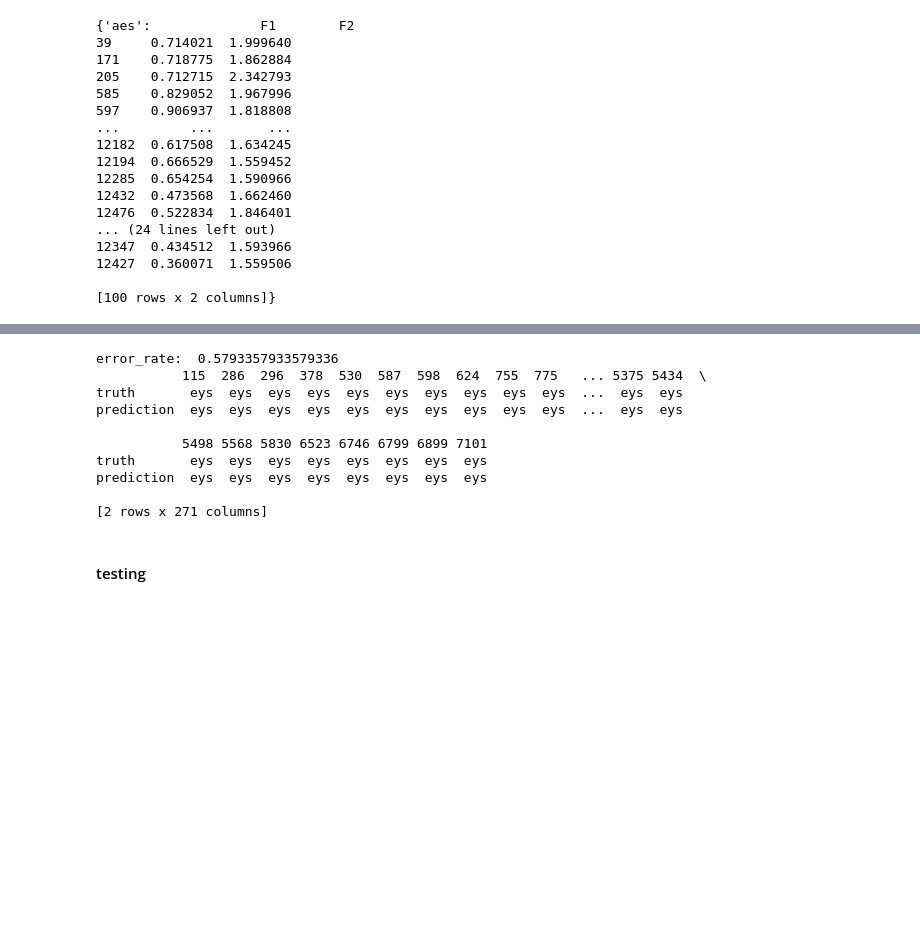
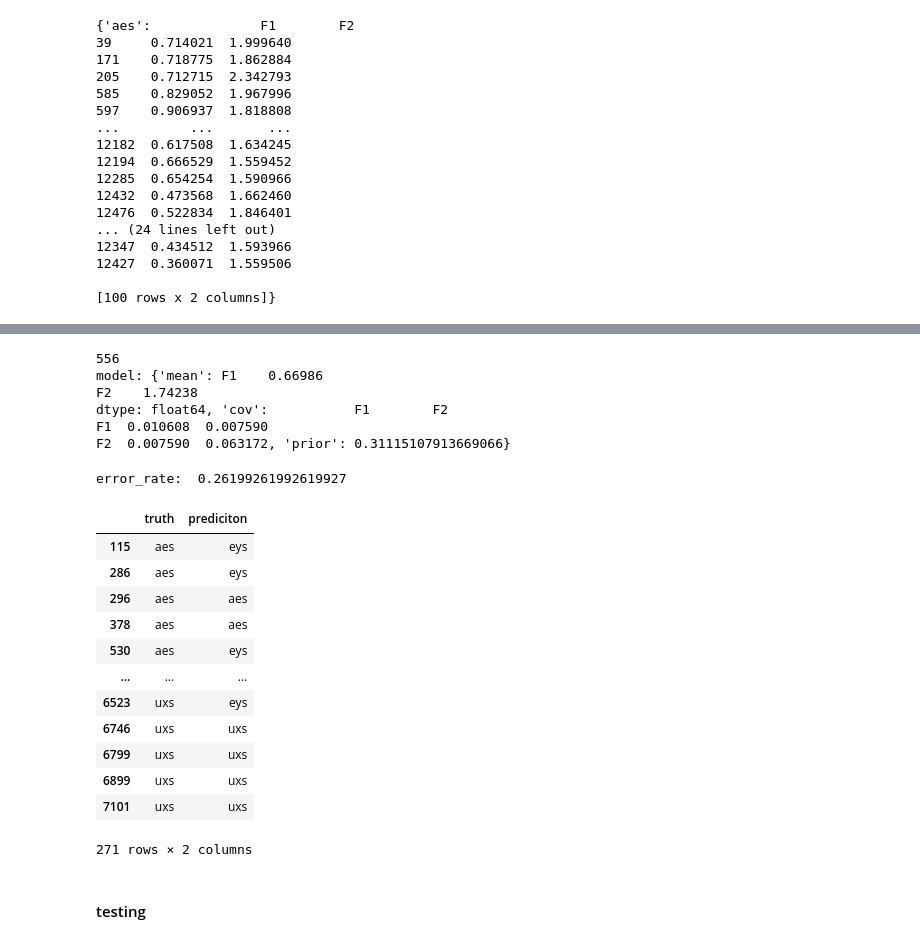
Before and after one commit to Eeaeau/TTT4185---ML-for-singnal-processing, a Jupyter notebook: Assignment 2/TTT4185_assignment_2_2021-10-02.ipynb, the cells around one changed output, grey strips where cells are left out. Saved outputs shown, nothing was run; the diff lists cells and outputs as text; code cells hidden in the pictures; blank space fills up the shorter version.

```diff
--- a/Assignment 2/TTT4185_assignment_2_2021-10-02.ipynb
+++ b/Assignment 2/TTT4185_assignment_2_2021-10-02.ipynb
@@ -206,8 +154,39 @@ observations = {'aes': aes_test[['F1', 'F2']], 'eys': eys_test[['F1', 'F2']], 'u
+# %%
+def prep_model_from_df(dataset_of_df):
+    # x = pd.DataFrame(data={'F1:': df["F1"], 'F2': df["F2"]})
+    # x = df[["F1", "F2"]]
+    # x = np.array([df["F1"], df["F2"]])
+
+    # print(x)
+    data_size  = 0
+
+    for key in dataset_of_df:
+        data_size += dataset_of_df.get(key).shape[0]
+
+    print(data_size)
+
+    model = {}
+    for key in dataset_of_df:
+        data = dataset_of_df.get(key)
+        model[key] = {'mean': data.mean(0), 'cov': data.cov(), 'prior': data.shape[0]/data_size}
+
+    return model
+
+models = prep_model_from_df(training_data)
+print("model:", models.get('aes'))
+# %% [output]
+556
+model: {'mean': F1    0.66986
+F2    1.74238
+dtype: float64, 'cov':           F1        F2
+F1  0.010608  0.007590
+F2  0.007590  0.063172, 'prior': 0.31115107913669066}
 # %%
 import scipy.stats as stats
 
 def MLE_classifier(observation_classes, models):
-    predicitons = {}
+    pred_cols = ['truth', 'prediciton']
+    predicitons = pd.DataFrame(columns=pred_cols)
 
     data_size  = 0
 
@@ -215,52 +194,60 @@ def MLE_classifier(observation_classes, models):
         data_size += observation_classes.get(key).shape[0]
 
     error_rate = 0
 
     # iterate over sets of observations with given classes as reference
     for observ_key in observation_classes:
         observation_class = observation_classes.get(observ_key)
 
         # iterate over unique observations
         for index, observation in observation_class.iterrows():
-            # print(row)
+            # print(observation)
             prediciton = {}
 
             # iterate over and predict with given models
             for model_key in models:
                 model = models.get(model_key)
                 rvs = stats.multivariate_normal(mean=model.get('mean'), cov=model['cov'])
-
-                prediciton[model_key] = (rvs.pdf(observation * model.get('prior')))
-
+                # print("observation: ", observation)
+                pred = rvs.pdf(observation) * model.get('prior')
+                prediciton[model_key] = pred
+                # print(pred)
             # print(prediciton)
             mle_prediction = max(zip(prediciton.values(), prediciton.keys()))[1]
             # print(mle_prediction)
 
-            predicitons[index] = {'truth': mle_prediction, 'prediction': mle_prediction}
+            df = pd.DataFrame([[observ_key, mle_prediction]], columns=pred_cols, index=[index])
+            # print(df)
+            # predicitons[index] = {'truth': mle_prediction, 'prediction': mle_prediction}
+            predicitons = predicitons.append(df)
+
             if(mle_prediction != observ_key):
                 error_rate+=1
 
         # print("observation:", observation_class)
 
     error_rate = error_rate / data_size
     print('error_rate: ', error_rate)
 
-    return pd.DataFrame(predicitons)
+    # return pd.DataFrame(predicitons)
+    return predicitons
 
-predictions = MLE_classifier(observations, models)
-
-print(predictions)
+MLE_classifier(observations, models)
 # %% [output]
-error_rate:  0.5793357933579336
-           115  286  296  378  530  587  598  624  755  775   ... 5375 5434  \
-truth       eys  eys  eys  eys  eys  eys  eys  eys  eys  eys  ...  eys  eys
-prediction  eys  eys  eys  eys  eys  eys  eys  eys  eys  eys  ...  eys  eys
-
-           5498 5568 5830 6523 6746 6799 6899 7101
-truth       eys  eys  eys  eys  eys  eys  eys  eys
-prediction  eys  eys  eys  eys  eys  eys  eys  eys
-
-[2 rows x 271 columns]
+error_rate:  0.26199261992619927
+|  | truth | prediciton |
+| 115 | aes | eys |
+| 286 | aes | eys |
+| 296 | aes | aes |
+| 378 | aes | aes |
+| 530 | aes | eys |
+| ... | ... | ... |
+| 6523 | uxs | eys |
+| 6746 | uxs | uxs |
+| 6799 | uxs | uxs |
+| 6899 | uxs | uxs |
+| 7101 | uxs | uxs |
+271 rows × 2 columns
 # %% [markdown]
 #### testing
 # %%
```
Also changed, not shown: parts of 20 cells of this notebook.
